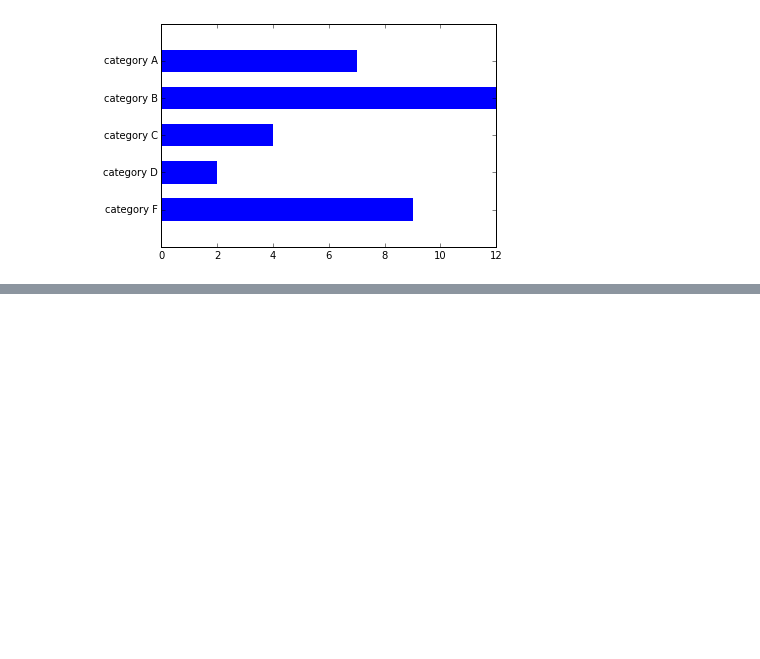
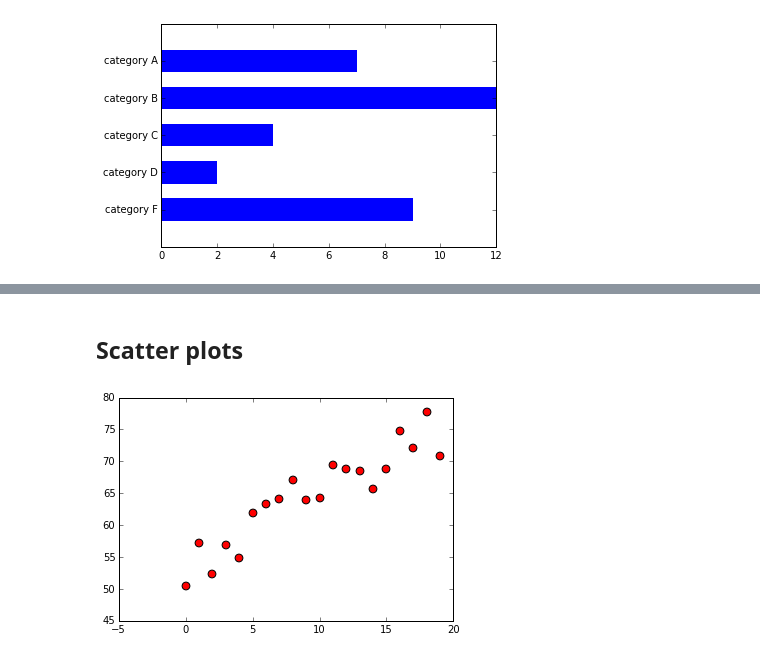
Before and after one commit to BadWizard/Visualizations-Python, a Jupyter notebook: notebooks/Basic-Plots.ipynb, the cells around one changed output, grey strips where cells are left out. Drawn from its saved outputs; the diff is of its cells as text; code cells hidden in the pictures; blank space fills up the shorter version.

```diff
--- a/notebooks/Basic-Plots.ipynb
+++ b/notebooks/Basic-Plots.ipynb
@@ -141,0 +159,16 @@ category_values.sort(columns='values')
+# %% [markdown]
+## Scatter plots
+# %%
+x = range(20)
+y = np.arange(50,70) + (np.random.random(20)*10.)
+
+plt.figure()
+
+plt.scatter(x,
+            y,
+           c = 'red',
+           s = 60,
+           marker = 'o',
+           edgecolor = 'black');
+# %% [output]
+[figure, added]
```
Also changed, not shown: parts of 7 cells of this notebook.
